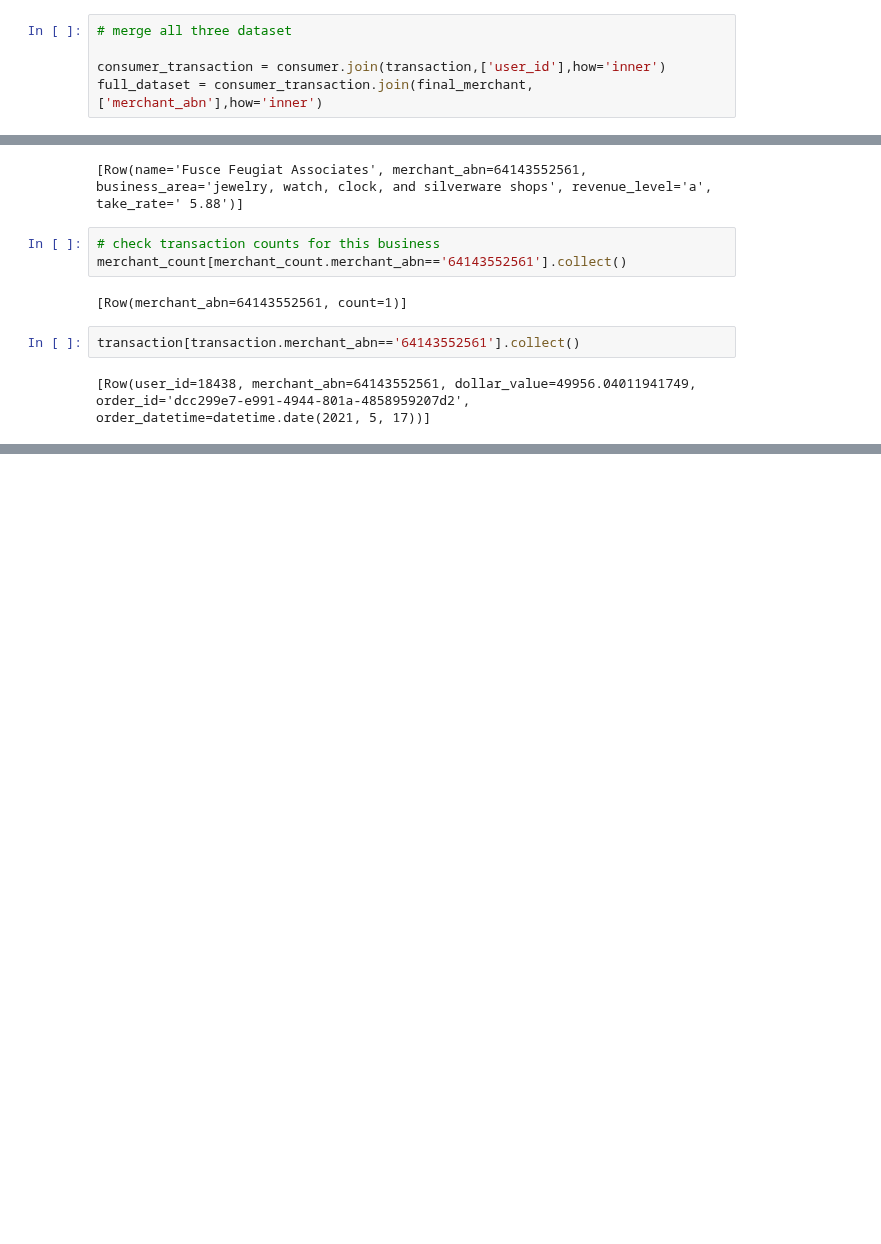
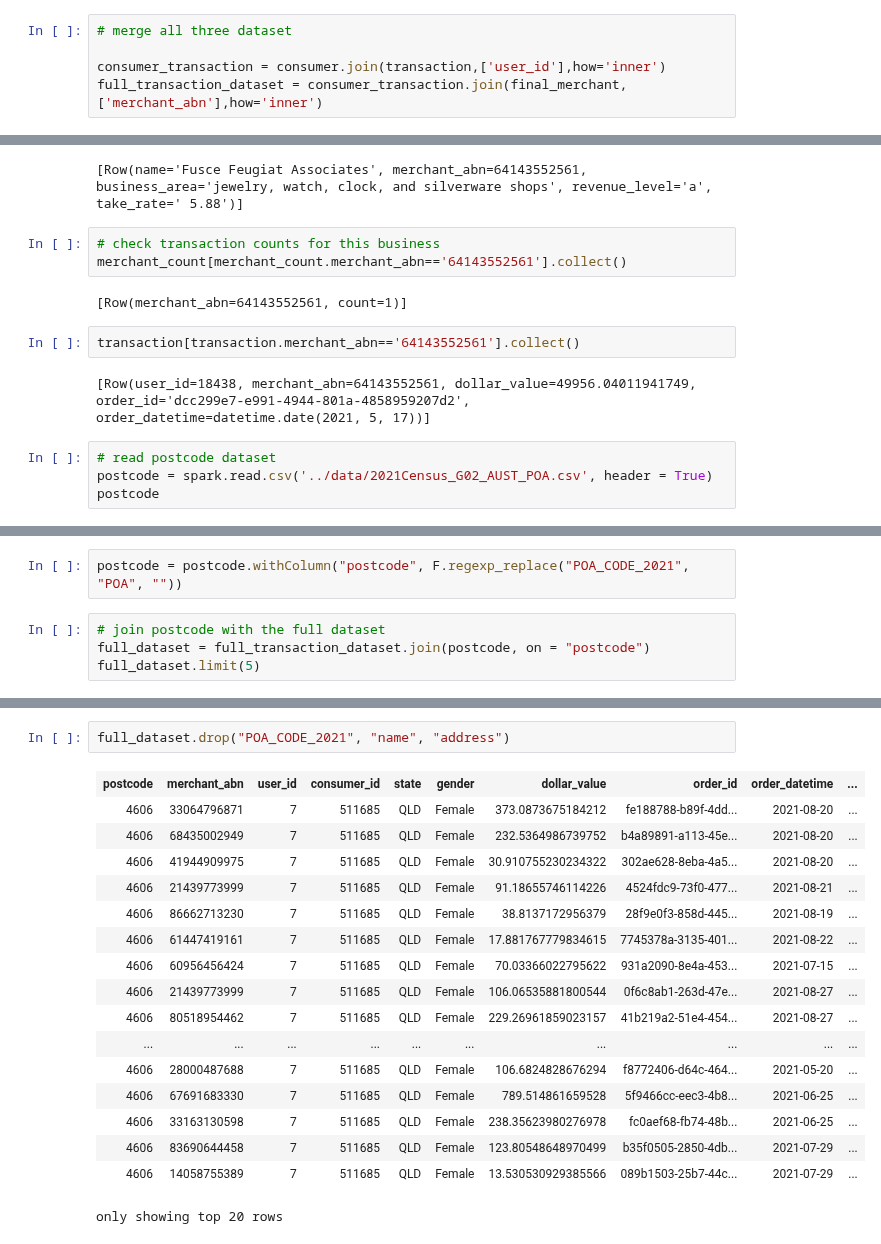
Before and after one commit to MAST30034-Applied-Data-Science/generic-buy-now-pay-later-project-group-45, a Jupyter notebook: notebooks/preprocess_data_p2.ipynb, the cells around one changed output, grey strips where cells are left out. Drawn from its saved outputs; the diff is of its cells as text; blank space fills up the shorter version.

```diff
--- a/notebooks/preprocess_data_p2.ipynb
+++ b/notebooks/preprocess_data_p2.ipynb
@@ -331,5 +387,5 @@ transaction.limit(5)
 # merge all three dataset
 
 consumer_transaction = consumer.join(transaction,['user_id'],how='inner')
-full_dataset = consumer_transaction.join(final_merchant,['merchant_abn'],how='inner')
+full_transaction_dataset = consumer_transaction.join(final_merchant,['merchant_abn'],how='inner')
 # %%
@@ -410,3 +445,7 @@ merchant_count[merchant_count.merchant_abn=='64143552561'].collect()
 transaction[transaction.merchant_abn=='64143552561'].collect()
 # %% [output]
 [Row(user_id=18438, merchant_abn=64143552561, dollar_value=49956.04011941749, order_id='dcc299e7-e991-4944-801a-4858959207d2', order_datetime=datetime.date(2021, 5, 17))]
+# %%
+# read postcode dataset
+postcode = spark.read.csv('../data/2021Census_G02_AUST_POA.csv', header = True)
+postcode
@@ -412,0 +470,6 @@ transaction[transaction.merchant_abn=='64143552561'].collect()
+# %%
+postcode = postcode.withColumn("postcode", F.regexp_replace("POA_CODE_2021", "POA", ""))
+# %%
+# join postcode with the full dataset
+full_dataset = full_transaction_dataset.join(postcode, on = "postcode")
+full_dataset.limit(5)
@@ -412,0 +483,20 @@ transaction[transaction.merchant_abn=='64143552561'].collect()
+# %%
+full_dataset.drop("POA_CODE_2021", "name", "address")
+# %% [output]
+| postcode | merchant_abn | user_id | consumer_id | state | gender | dollar_value | order_id | order_datetime | ... |
+| 4606 | 33064796871 | 7 | 511685 | QLD | Female | 373.0873675184212 | fe188788-b89f-4dd... | 2021-08-20 | ... |
+| 4606 | 68435002949 | 7 | 511685 | QLD | Female | 232.5364986739752 | b4a89891-a113-45e... | 2021-08-20 | ... |
+| 4606 | 41944909975 | 7 | 511685 | QLD | Female | 30.910755230234322 | 302ae628-8eba-4a5... | 2021-08-20 | ... |
+| 4606 | 21439773999 | 7 | 511685 | QLD | Female | 91.18655746114226 | 4524fdc9-73f0-477... | 2021-08-21 | ... |
+| 4606 | 86662713230 | 7 | 511685 | QLD | Female | 38.8137172956379 | 28f9e0f3-858d-445... | 2021-08-19 | ... |
+| 4606 | 61447419161 | 7 | 511685 | QLD | Female | 17.881767779834615 | 7745378a-3135-401... | 2021-08-22 | ... |
+| 4606 | 60956456424 | 7 | 511685 | QLD | Female | 70.03366022795622 | 931a2090-8e4a-453... | 2021-07-15 | ... |
+| 4606 | 21439773999 | 7 | 511685 | QLD | Female | 106.06535881800544 | 0f6c8ab1-263d-47e... | 2021-08-27 | ... |
+| 4606 | 80518954462 | 7 | 511685 | QLD | Female | 229.26961859023157 | 41b219a2-51e4-454... | 2021-08-27 | ... |
+| ... | ... | ... | ... | ... | ... | ... | ... | ... | ... |
+| 4606 | 28000487688 | 7 | 511685 | QLD | Female | 106.6824828676294 | f8772406-d64c-464... | 2021-05-20 | ... |
+| 4606 | 67691683330 | 7 | 511685 | QLD | Female | 789.514861659528 | 5f9466cc-eec3-4b8... | 2021-06-25 | ... |
+| 4606 | 33163130598 | 7 | 511685 | QLD | Female | 238.35623980276978 | fc0aef68-fb74-48b... | 2021-06-25 | ... |
+| 4606 | 83690644458 | 7 | 511685 | QLD | Female | 123.80548648970499 | b35f0505-2850-4db... | 2021-07-29 | ... |
+| 4606 | 14058755389 | 7 | 511685 | QLD | Female | 13.530530929385566 | 089b1503-25b7-44c... | 2021-07-29 | ... |
+only showing top 20 rows
```
Also changed, not shown: parts of 13 cells of this notebook.
